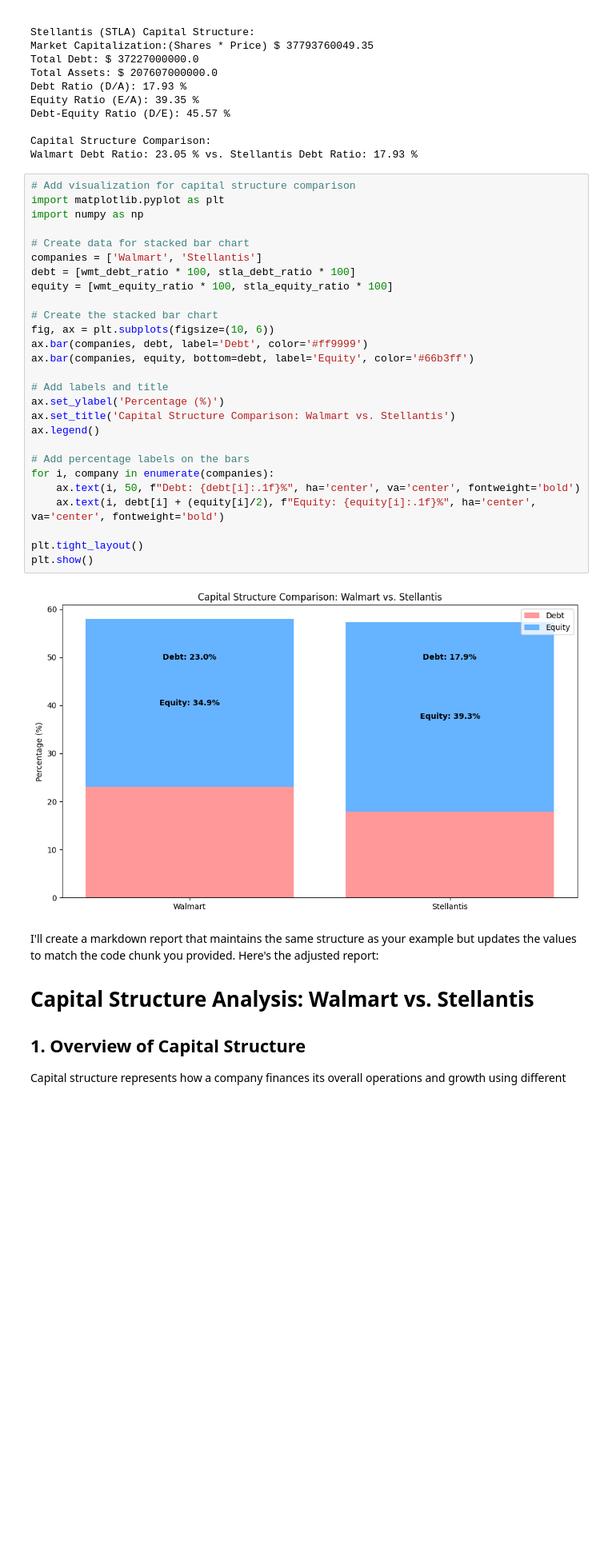
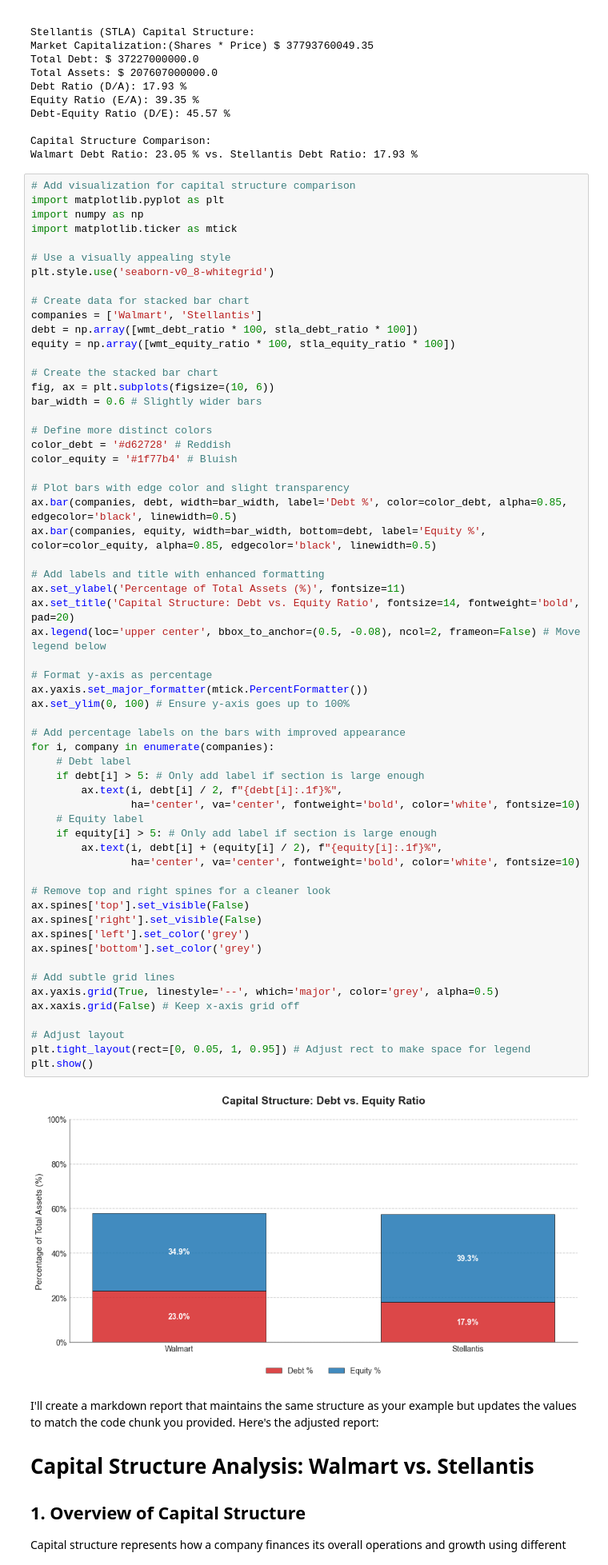
Before and after one commit to simonefilosofi/STLA-and-WMT-financial-analysis, a Jupyter notebook: CapitalStructure&Dividends.ipynb, the cells around one changed output. Shown at 80% size. Saved outputs shown, nothing was run; the diff lists cells and outputs as text; blank space fills up the shorter version.

Commit message:
company comparisons graphs updt

```diff
--- a/CapitalStructure&Dividends.ipynb
+++ b/CapitalStructure&Dividends.ipynb
@@ -85,32 +85,64 @@ Walmart Debt Ratio: 23.05 % vs. Stellantis Debt Ratio: 17.93 %
 # %%
 # Add visualization for capital structure comparison
 import matplotlib.pyplot as plt
 import numpy as np
+import matplotlib.ticker as mtick
+
+# Use a visually appealing style
+plt.style.use('seaborn-v0_8-whitegrid')
 
 # Create data for stacked bar chart
 companies = ['Walmart', 'Stellantis']
-debt = [wmt_debt_ratio * 100, stla_debt_ratio * 100]
-equity = [wmt_equity_ratio * 100, stla_equity_ratio * 100]
+debt = np.array([wmt_debt_ratio * 100, stla_debt_ratio * 100])
+equity = np.array([wmt_equity_ratio * 100, stla_equity_ratio * 100])
 
 # Create the stacked bar chart
 fig, ax = plt.subplots(figsize=(10, 6))
-ax.bar(companies, debt, label='Debt', color='#ff9999')
-ax.bar(companies, equity, bottom=debt, label='Equity', color='#66b3ff')
+bar_width = 0.6 # Slightly wider bars
 
-# Add labels and title
-ax.set_ylabel('Percentage (%)')
-ax.set_title('Capital Structure Comparison: Walmart vs. Stellantis')
-ax.legend()
+# Define more distinct colors
+color_debt = '#d62728' # Reddish
+color_equity = '#1f77b4' # Bluish
 
-# Add percentage labels on the bars
+# Plot bars with edge color and slight transparency
+ax.bar(companies, debt, width=bar_width, label='Debt %', color=color_debt, alpha=0.85, edgecolor='black', linewidth=0.5)
+ax.bar(companies, equity, width=bar_width, bottom=debt, label='Equity %', color=color_equity, alpha=0.85, edgecolor='black', linewidth=0.5)
+
+# Add labels and title with enhanced formatting
+ax.set_ylabel('Percentage of Total Assets (%)', fontsize=11)
+ax.set_title('Capital Structure: Debt vs. Equity Ratio', fontsize=14, fontweight='bold', pad=20)
+ax.legend(loc='upper center', bbox_to_anchor=(0.5, -0.08), ncol=2, frameon=False) # Move legend below
+
+# Format y-axis as percentage
+ax.yaxis.set_major_formatter(mtick.PercentFormatter())
+ax.set_ylim(0, 100) # Ensure y-axis goes up to 100%
+
+# Add percentage labels on the bars with improved appearance
 for i, company in enumerate(companies):
-    ax.text(i, 50, f"Debt: {debt[i]:.1f}%", ha='center', va='center', fontweight='bold')
-    ax.text(i, debt[i] + (equity[i]/2), f"Equity: {equity[i]:.1f}%", ha='center', va='center', fontweight='bold')
+    # Debt label
+    if debt[i] > 5: # Only add label if section is large enough
+        ax.text(i, debt[i] / 2, f"{debt[i]:.1f}%",
+                ha='center', va='center', fontweight='bold', color='white', fontsize=10)
+    # Equity label
+    if equity[i] > 5: # Only add label if section is large enough
+        ax.text(i, debt[i] + (equity[i] / 2), f"{equity[i]:.1f}%",
+                ha='center', va='center', fontweight='bold', color='white', fontsize=10)
 
-plt.tight_layout()
+# Remove top and right spines for a cleaner look
+ax.spines['top'].set_visible(False)
+ax.spines['right'].set_visible(False)
+ax.spines['left'].set_color('grey')
+ax.spines['bottom'].set_color('grey')
+
+# Add subtle grid lines
+ax.yaxis.grid(True, linestyle='--', which='major', color='grey', alpha=0.5)
+ax.xaxis.grid(False) # Keep x-axis grid off
+
+# Adjust layout
+plt.tight_layout(rect=[0, 0.05, 1, 0.95]) # Adjust rect to make space for legend
 plt.show()
 # %% [output]
-[figure, old version]
+[figure, new version]
 # %% [markdown]
 I'll create a markdown report that maintains the same structure as your example but updates the values to match the code chunk you provided. Here's the adjusted report:
 
```
Also changed, not shown: parts of 3 cells of this notebook, 2 other files.
